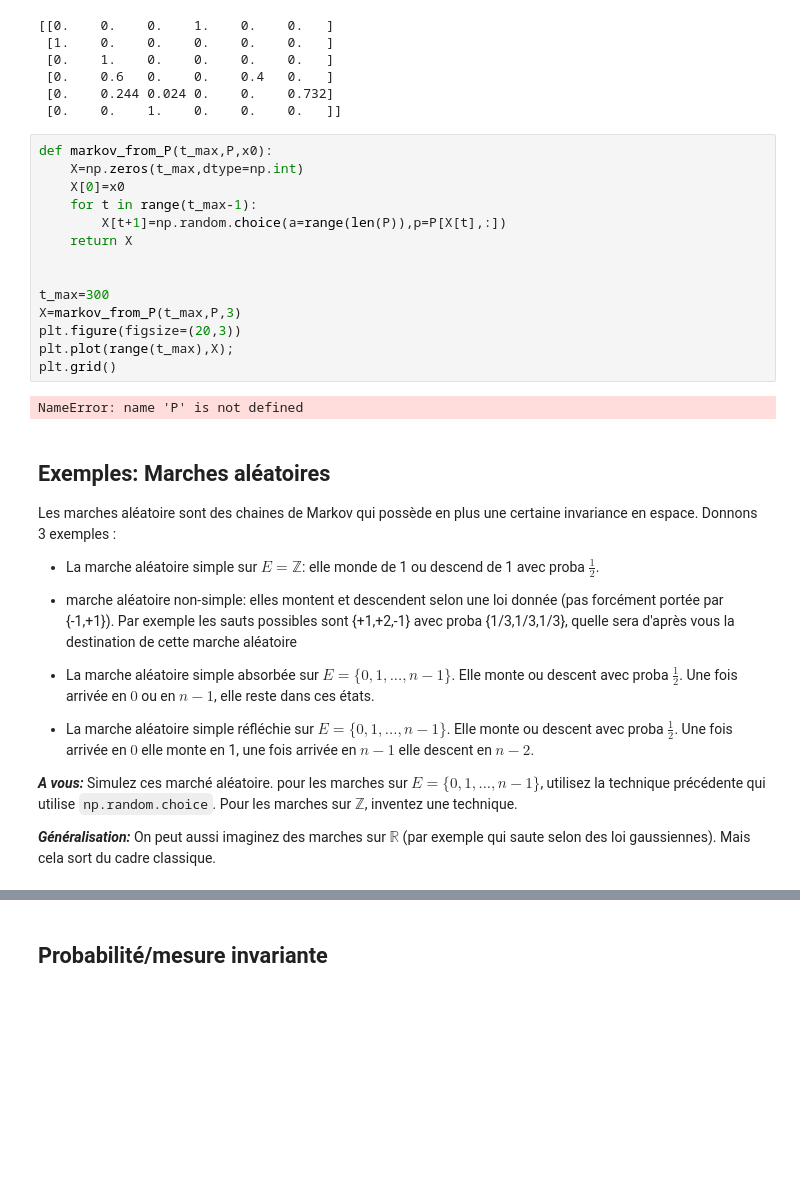
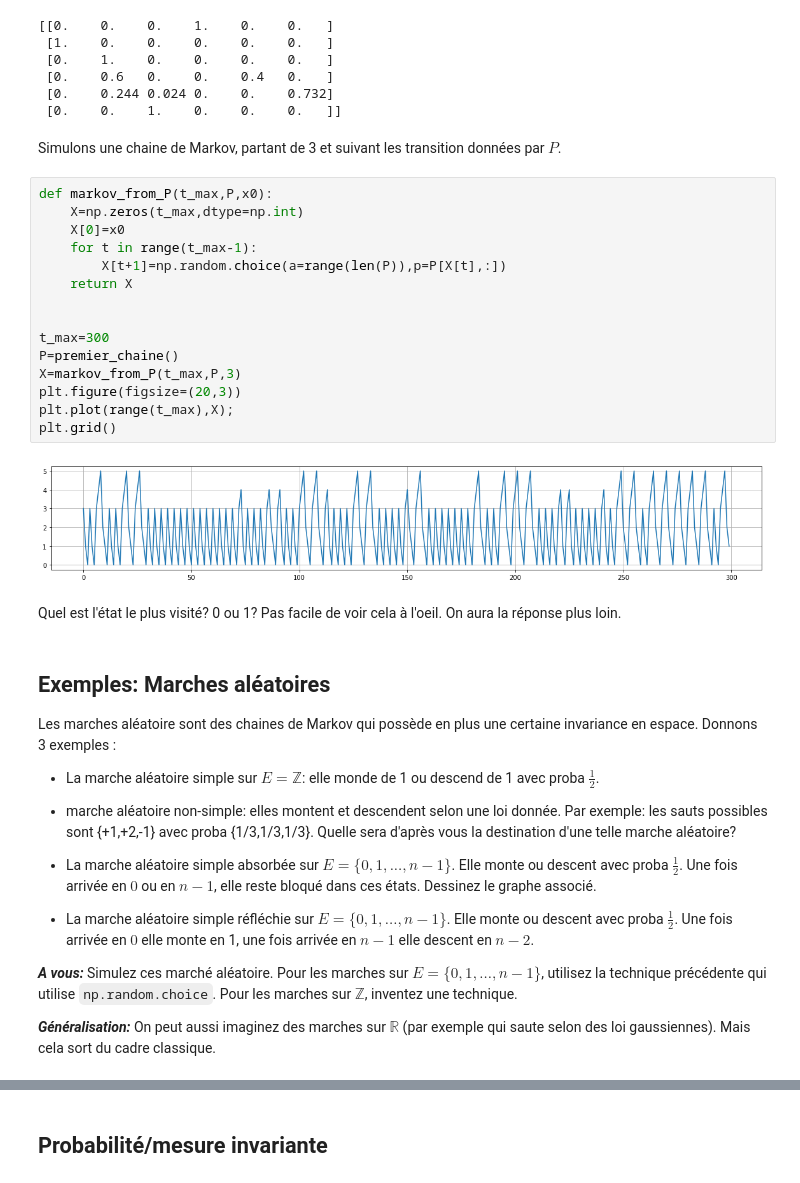
Before and after one commit to vincentvigon/aleaDataSignal, a Jupyter notebook: alea/08-Chaine_de_Markov.ipynb, the cells around one changed output, grey strips where cells are left out. Drawn from its saved outputs; the diff is of its cells as text; blank space fills up the shorter version.

```diff
--- a/alea/08-Chaine_de_Markov.ipynb
+++ b/alea/08-Chaine_de_Markov.ipynb
@@ -221,22 +223,27 @@ print(premier_chaine())
  [0.    0.6   0.    0.    0.4   0.   ]
  [0.    0.244 0.024 0.    0.    0.732]
  [0.    0.    1.    0.    0.    0.   ]]
+# %% [markdown]
+Simulons une chaine de Markov, partant de 3 et suivant les transition données par $P$.
 # %%
 def markov_from_P(t_max,P,x0):
     X=np.zeros(t_max,dtype=np.int)
     X[0]=x0
     for t in range(t_max-1):
         X[t+1]=np.random.choice(a=range(len(P)),p=P[X[t],:])
     return X
 
 
 t_max=300
+P=premier_chaine()
 X=markov_from_P(t_max,P,3)
 plt.figure(figsize=(20,3))
 plt.plot(range(t_max),X);
 plt.grid()
 # %% [output]
-NameError: name 'P' is not defined
+[figure, added]
+# %% [markdown]
+Quel est l'état le plus visité? 0 ou 1? Pas facile de voir cela à l'oeil. On aura la réponse plus loin.
 # %% [markdown]
 ## Exemples: Marches aléatoires
 
@@ -246,16 +253,16 @@ Les marches aléatoire sont des chaines de Markov qui possède en plus une certa
 
 * La marche aléatoire simple sur $E=\mathbb Z$: elle monde de 1 ou descend de 1 avec proba $\frac 12$.
 
-* marche aléatoire non-simple: elles montent et descendent selon une loi donnée (pas forcément portée par {-1,+1}). Par exemple les sauts possibles sont {+1,+2,-1} avec proba {1/3,1/3,1/3}, quelle sera d'après vous la destination de cette marche aléatoire
+* marche aléatoire non-simple: elles montent et descendent selon une loi donnée. Par exemple: les sauts possibles sont {+1,+2,-1} avec proba {1/3,1/3,1/3}. Quelle sera d'après vous la destination d'une telle marche aléatoire?
 
 
-* La marche aléatoire simple absorbée sur $E=\{0,1,...,n-1\}$. Elle monte ou descent avec proba $\frac 12$. Une fois arrivée en $0$ ou en $n-1$, elle reste dans ces états.
+* La marche aléatoire simple absorbée sur $E=\{0,1,...,n-1\}$. Elle monte ou descent avec proba $\frac 12$. Une fois arrivée en $0$ ou en $n-1$, elle reste bloqué dans ces états. Dessinez le graphe associé.
 
 *  La marche aléatoire simple réfléchie sur $E=\{0,1,...,n-1\}$. Elle monte ou descent avec proba $\frac 12$. Une fois arrivée en $0$ elle monte en 1,  une fois arrivée en $n-1$ elle descent en $n-2$.
 
 
 
-***A vous:*** Simulez ces marché aléatoire. pour les marches sur $E=\{0,1,...,n-1\}$, utilisez la technique précédente qui utilise `np.random.choice`. Pour les marches sur $\mathbb Z$, inventez une technique.
+***A vous:*** Simulez ces marché aléatoire. Pour les marches sur $E=\{0,1,...,n-1\}$, utilisez la technique précédente qui utilise `np.random.choice`. Pour les marches sur $\mathbb Z$, inventez une technique.
 
 
 ***Généralisation:*** On peut aussi imaginez des marches sur $\mathbb R$ (par exemple qui saute selon des loi gaussiennes). Mais cela sort du cadre classique.
```
Also changed, not shown: parts of 13 cells of this notebook, 53 other files.
